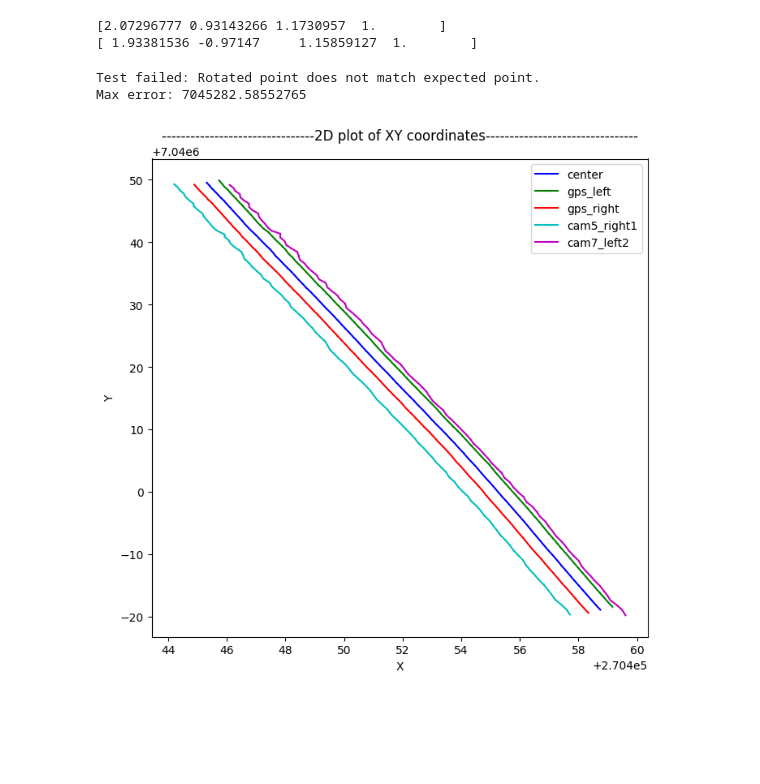
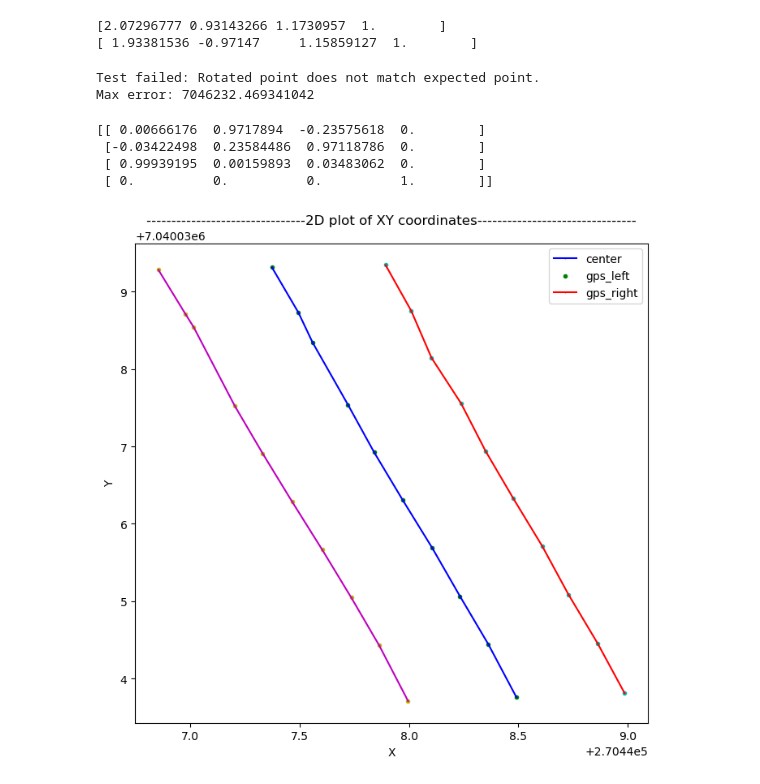
Before and after one commit to tdl1304/naplab-to-nerfstudio, a Jupyter notebook: converter.ipynb, the cells around one changed output. Saved outputs shown, nothing was run; the diff lists cells and outputs as text; code cells hidden in the pictures; blank space fills up the shorter version.

```diff
--- a/converter.ipynb
+++ b/converter.ipynb
@@ -12,7 +12,8 @@ cameraList = parse_camera_json("./Trip094/camerasandCanandGnssCalibratedAll_lida
 c5_r1, c7_l2 = filter_cameras(cameraList, ["C5_R1", "C7_L2"])
 c5_r1.set_description("cam5_right1")
 c7_l2.set_description("cam7_left2")
-data = process_frame("./Trip094/gnss094_50.txt", "./Trip094/gnss094_52.txt")
+data = get_test_data("./Trip094/gnss094_50.txt", "./Trip094/gnss094_52.txt")
+#data = process_frame("./Trip094/gnss094_50.txt", "./Trip094/gnss094_52.txt")
 # %%
 # Note that the x-axis is for forwards and backwards while the y-axis is for left/right,
 print(c7_l2.translation)
@@ -44,22 +45,29 @@ if max_error > epsilon:
     print(f"Max error: {max_error}")
 # %% [output]
 Test failed: Rotated point does not match expected point.
-Max error: 7045282.58552765
+Max error: 7046232.469341042
 # %%
-max_index = 100
+max_index = 10
 
 gps_left = [frame.left_point for frame in data]
 gps_right = [frame.right_point for frame in data]
 center = [frame.center for frame in data[:max_index]]
-#test = [frame.get_rotation_matrix() @ (np.linalg.norm(frame.get_translation_matrix() @ np.array([0,0,0,1])) * np.array([1,1,1,0])) for frame in data[:max_index]]
 
 cam1_pos = [c5_r1.get_camera_position(frame) for frame in data[:max_index]]
 cam2_pos = [c7_l2.get_camera_position(frame) for frame in data[:max_index]]
 
-plot_coordinates([center[:max_index], gps_left[:max_index], gps_right[:max_index], cam1_pos, cam2_pos],
-        labels=["center", "gps_left", "gps_right", c5_r1.decription, c7_l2.decription], figsize=(7, 7), is3D=False)
+print(data[3].get_rotation_matrix())
+
+#plot_coordinates([center[:max_index], gps_left[:max_index], gps_right[:max_index], cam1_pos, cam2_pos],
+#        labels=["center", "gps_left", "gps_right", c5_r1.decription, c7_l2.decription], figsize=(7, 7), is3D=False)
+plot_coordinates([center[:max_index], gps_left[:max_index], gps_right[:max_index]],
+        labels=["center", "gps_left", "gps_right"], figsize=(7, 7), is3D=False)
 # %% [output]
+[[ 0.00666176  0.9717894  -0.23575618  0.        ]
+ [-0.03422498  0.23584486  0.97118786  0.        ]
+ [ 0.99939195  0.00159893  0.03483062  0.        ]
+ [ 0.          0.          0.          1.        ]]
-[figure, old version]
+[figure, new version]
 # %%
 max_index = 10
 cardir = [frame.get_rotation_matrix() @ np.array([1,0,0,1]) for frame in data][:max_index]
```
Also changed, not shown: parts of 2 cells of this notebook, 4 other files.
